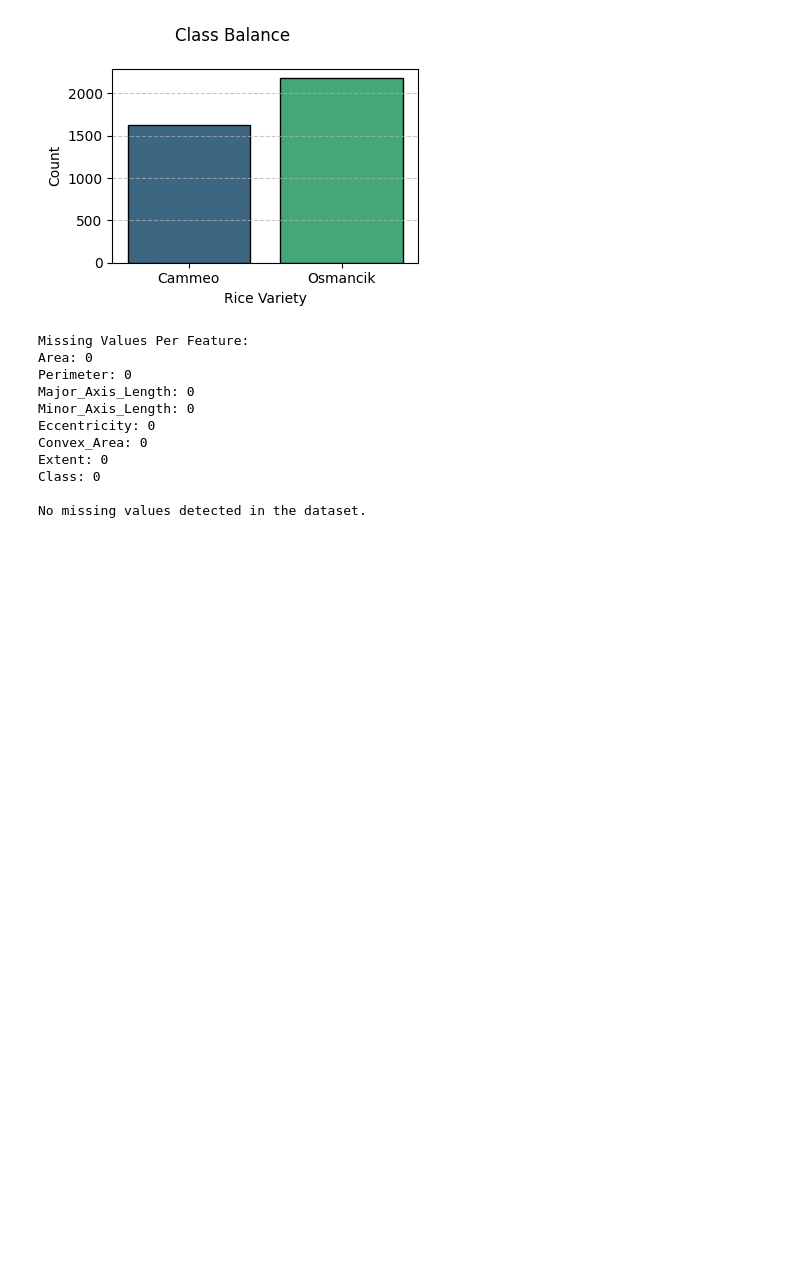
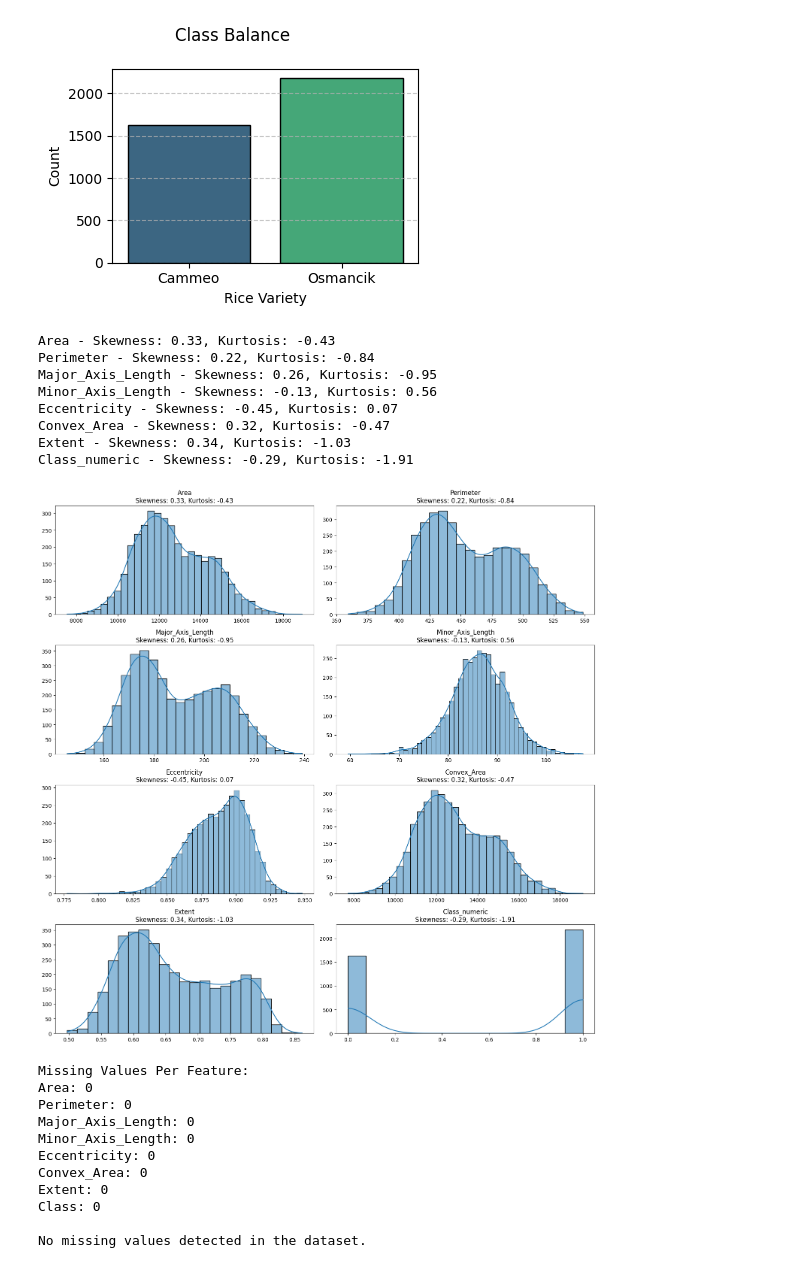
Before and after one commit to irtizzaaa/Machine-Learning-Assignment, a Jupyter notebook: ML_Task1.ipynb, the cells around one changed output. Cells and saved outputs as stored; diff of their text form; code cells hidden in the pictures; blank space fills up the shorter version.

Commit message:
Final updation of each file

```diff
--- a/ML_Task1.ipynb
+++ b/ML_Task1.ipynb
@@ -148,5 +146,43 @@ Class
 Osmancik    2180
 Cammeo      1630
 [figure]
+# %%
+from scipy.stats import skew, kurtosis
+
+# Get the numerical columns
+num_columns = df.select_dtypes(include=['float64', 'int64']).columns
+
+# Create subplots with a grid layout (2 plots per row)
+fig, axes = plt.subplots(nrows=len(num_columns) // 2 + len(num_columns) % 2, ncols=2, figsize=(15, 15))
+axes = axes.flatten()
+
+# Calculate skewness and kurtosis, and plot each feature
+for i, column in enumerate(num_columns):
+    skewness = skew(df[column])
+    kurt = kurtosis(df[column])
+    print(f'{column} - Skewness: {skewness:.2f}, Kurtosis: {kurt:.2f}')
+
+    # Plotting the histogram on a subplot
+    sns.histplot(df[column], kde=True, ax=axes[i])
+    axes[i].set_title(f'{column}\nSkewness: {skewness:.2f}, Kurtosis: {kurt:.2f}')
+    axes[i].set_xlabel('')
+    axes[i].set_ylabel('')
+
+# Hide any unused subplots
+for j in range(i + 1, len(axes)):
+    fig.delaxes(axes[j])
+
+plt.tight_layout()  # Adjust layout to prevent overlap
+plt.show()
+# %% [output]
+Area - Skewness: 0.33, Kurtosis: -0.43
+Perimeter - Skewness: 0.22, Kurtosis: -0.84
+Major_Axis_Length - Skewness: 0.26, Kurtosis: -0.95
+Minor_Axis_Length - Skewness: -0.13, Kurtosis: 0.56
+Eccentricity - Skewness: -0.45, Kurtosis: 0.07
+Convex_Area - Skewness: 0.32, Kurtosis: -0.47
+Extent - Skewness: 0.34, Kurtosis: -1.03
+Class_numeric - Skewness: -0.29, Kurtosis: -1.91
+[figure, added]
 # %%
 # Check for missing values in the DataFrame
```
Also changed, not shown: parts of 7 cells of this notebook, 2 other files.
